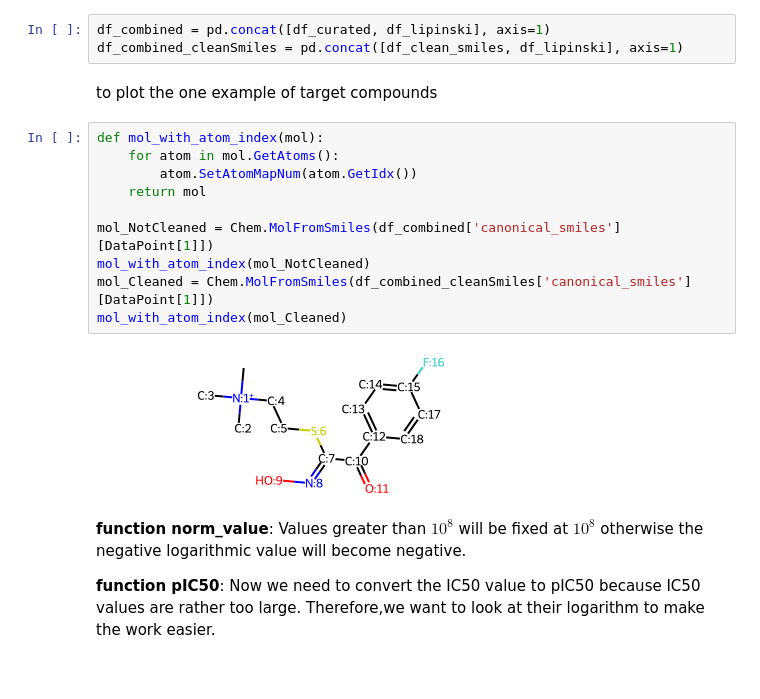
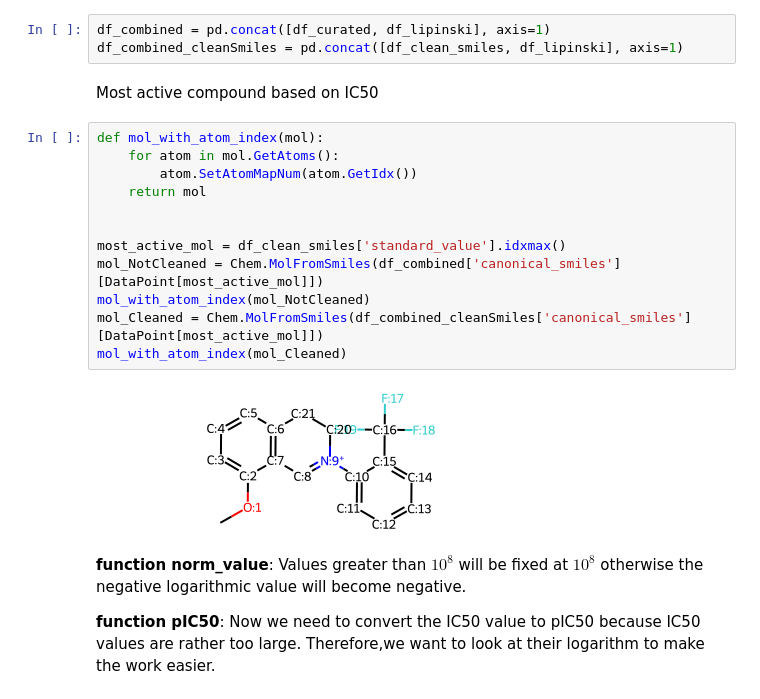
Before and after one commit to mehdi-or/203B, a Jupyter notebook: BioInfoAll2.ipynb, the cells around one changed output. Drawn from its saved outputs; the diff is of its cells as text.

```diff
--- a/BioInfoAll2.ipynb
+++ b/BioInfoAll2.ipynb
@@ -245,20 +245,22 @@ To combine the curated dataset and lipinsk descriptors into one file
 # %%
 df_combined = pd.concat([df_curated, df_lipinski], axis=1)
 df_combined_cleanSmiles = pd.concat([df_clean_smiles, df_lipinski], axis=1)
-# %% [markdown]
-to plot the one example of target compounds
+# %% [markdown]
+Most active compound based on IC50
 # %%
 def mol_with_atom_index(mol):
     for atom in mol.GetAtoms():
         atom.SetAtomMapNum(atom.GetIdx())
     return mol
 
-mol_NotCleaned = Chem.MolFromSmiles(df_combined['canonical_smiles'][DataPoint[1]])
+
+most_active_mol = df_clean_smiles['standard_value'].idxmax()
+mol_NotCleaned = Chem.MolFromSmiles(df_combined['canonical_smiles'][DataPoint[most_active_mol]])
 mol_with_atom_index(mol_NotCleaned)
-mol_Cleaned = Chem.MolFromSmiles(df_combined_cleanSmiles['canonical_smiles'][DataPoint[1]])
+mol_Cleaned = Chem.MolFromSmiles(df_combined_cleanSmiles['canonical_smiles'][DataPoint[most_active_mol]])
 mol_with_atom_index(mol_Cleaned)
 # %% [output]
-[figure, old version]
+[figure, new version]
 # %% [markdown]
 **function norm_value**: Values greater than $10^8$ will be fixed at $10^8$ otherwise the negative logarithmic value will become negative.
 
```
